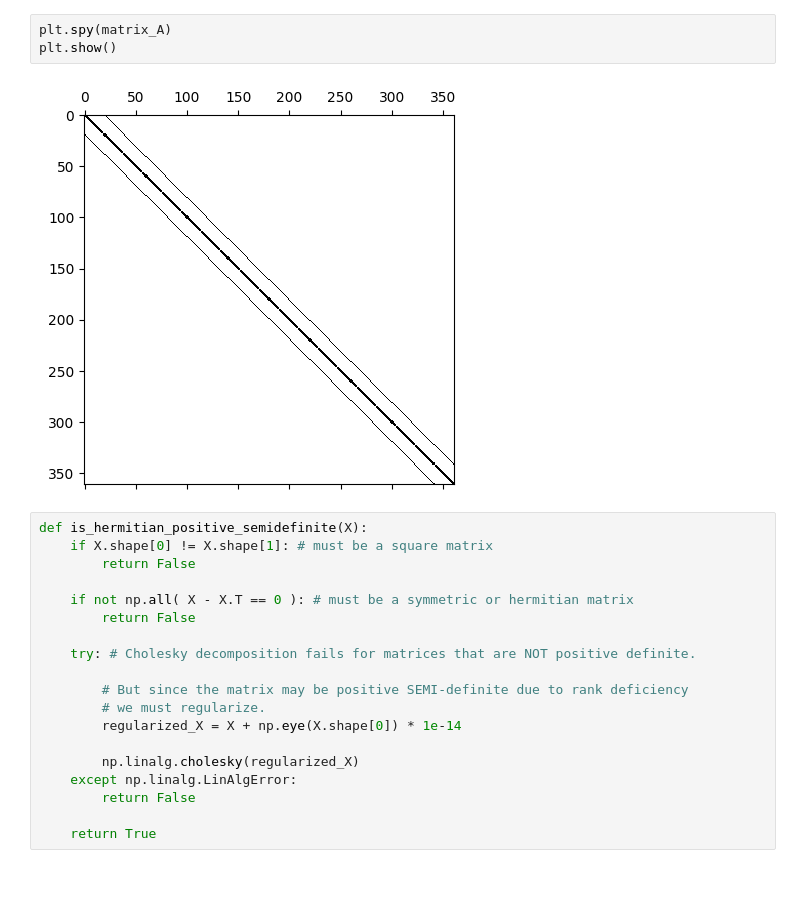
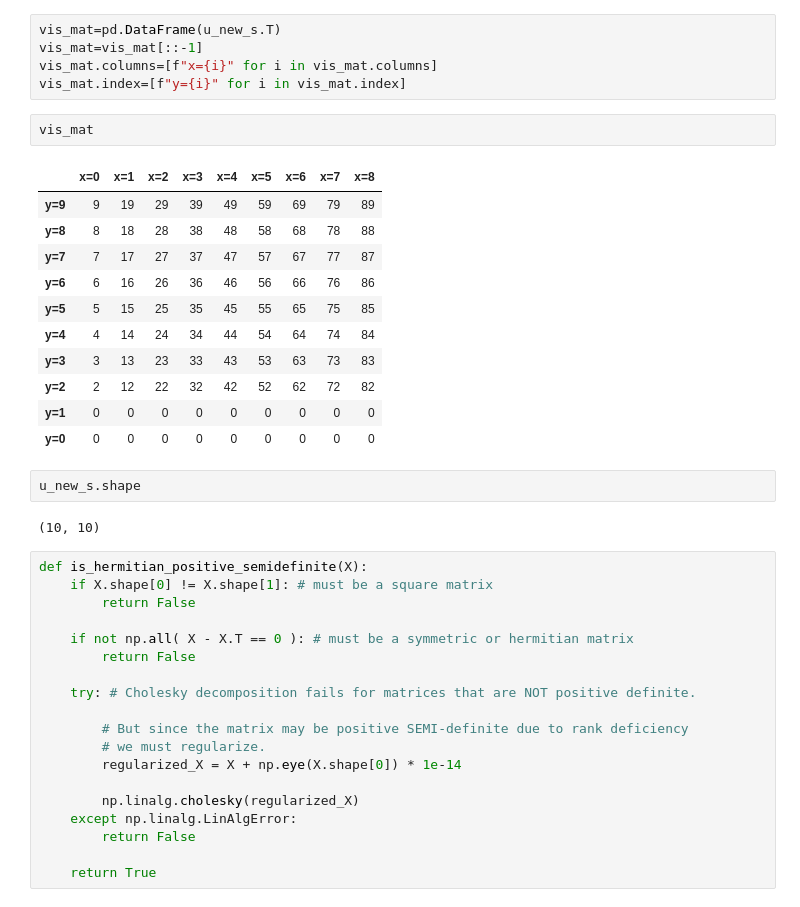
Before and after one commit to mfarooq2/Moatasim_files, a Jupyter notebook: CFD/untitled folder 2/Project2/Transient_solver.ipynb, the cells around one changed output. Drawn from its saved outputs; the diff is of its cells as text; blank space fills up the shorter version.

```diff
--- a/CFD/untitled folder 2/Project2/Transient_solver.ipynb
+++ b/CFD/untitled folder 2/Project2/Transient_solver.ipynb
@@ -81,8 +97,26 @@ plt.show()
+# %%
+vis_mat=pd.DataFrame(u_new_s.T)
+vis_mat=vis_mat[::-1]
+vis_mat.columns=[f"x={i}" for i in vis_mat.columns]
+vis_mat.index=[f"y={i}" for i in vis_mat.index]
+# %%
+vis_mat
+# %% [output]
+|  | x=0 | x=1 | x=2 | x=3 | x=4 | x=5 | x=6 | x=7 | x=8 |
+| y=9 | 9 | 19 | 29 | 39 | 49 | 59 | 69 | 79 | 89 |
+| y=8 | 8 | 18 | 28 | 38 | 48 | 58 | 68 | 78 | 88 |
+| y=7 | 7 | 17 | 27 | 37 | 47 | 57 | 67 | 77 | 87 |
+| y=6 | 6 | 16 | 26 | 36 | 46 | 56 | 66 | 76 | 86 |
+| y=5 | 5 | 15 | 25 | 35 | 45 | 55 | 65 | 75 | 85 |
+| y=4 | 4 | 14 | 24 | 34 | 44 | 54 | 64 | 74 | 84 |
+| y=3 | 3 | 13 | 23 | 33 | 43 | 53 | 63 | 73 | 83 |
+| y=2 | 2 | 12 | 22 | 32 | 42 | 52 | 62 | 72 | 82 |
+| y=1 | 0 | 0 | 0 | 0 | 0 | 0 | 0 | 0 | 0 |
+| y=0 | 0 | 0 | 0 | 0 | 0 | 0 | 0 | 0 | 0 |
 # %%
-plt.spy(matrix_A)
-plt.show()
+u_new_s.shape
 # %% [output]
-[figure, removed]
+(10, 10)
 # %%
 def is_hermitian_positive_semidefinite(X):
     if X.shape[0] != X.shape[1]: # must be a square matrix
```
Also changed, not shown: parts of 5 cells of this notebook, 4 other files.
